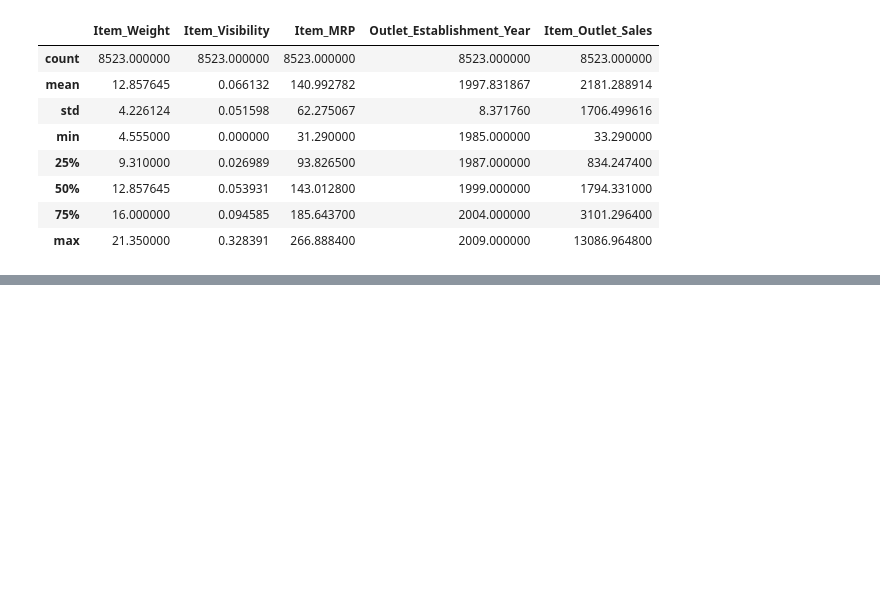
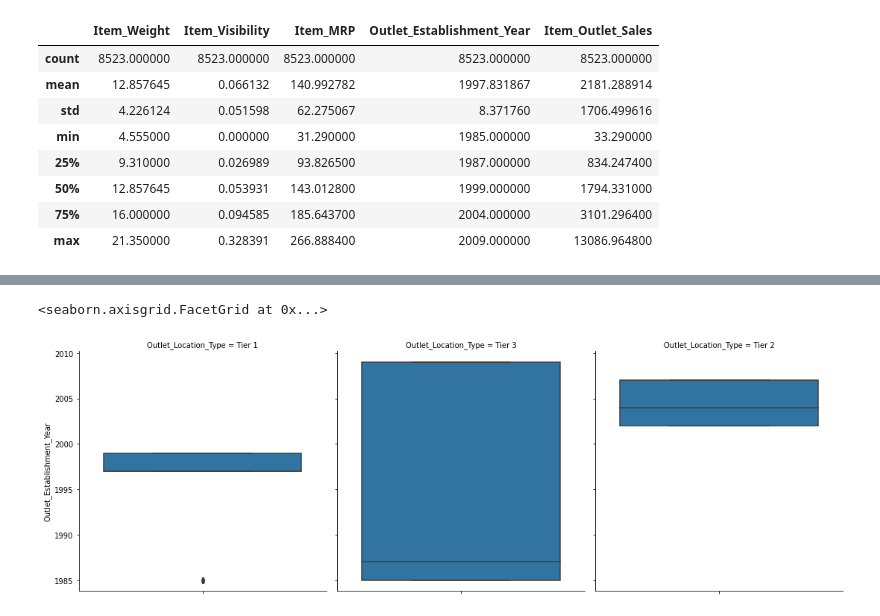
Before and after one commit to Balgem/predicciones-de-ventas-alimenticias, a Jupyter notebook: predicciones_de_ventas_alimenticias.ipynb, the cells around one changed output, grey strips where cells are left out. Drawn from its saved outputs; the diff is of its cells as text; code cells hidden in the pictures; blank space fills up the shorter version.

```diff
--- a/predicciones_de_ventas_alimenticias.ipynb
+++ b/predicciones_de_ventas_alimenticias.ipynb
@@ -121,0 +136,9 @@ df.describe()
+# %%
+sns.catplot(data = df,
+        y = "Outlet_Establishment_Year",
+           col = "Outlet_Location_Type",
+            col_wrap = 4,
+           kind = "box")
+# %% [output]
+<seaborn.axisgrid.FacetGrid at 0x...>
+[figure, added]
```
Also changed, not shown: parts of 6 cells of this notebook.
